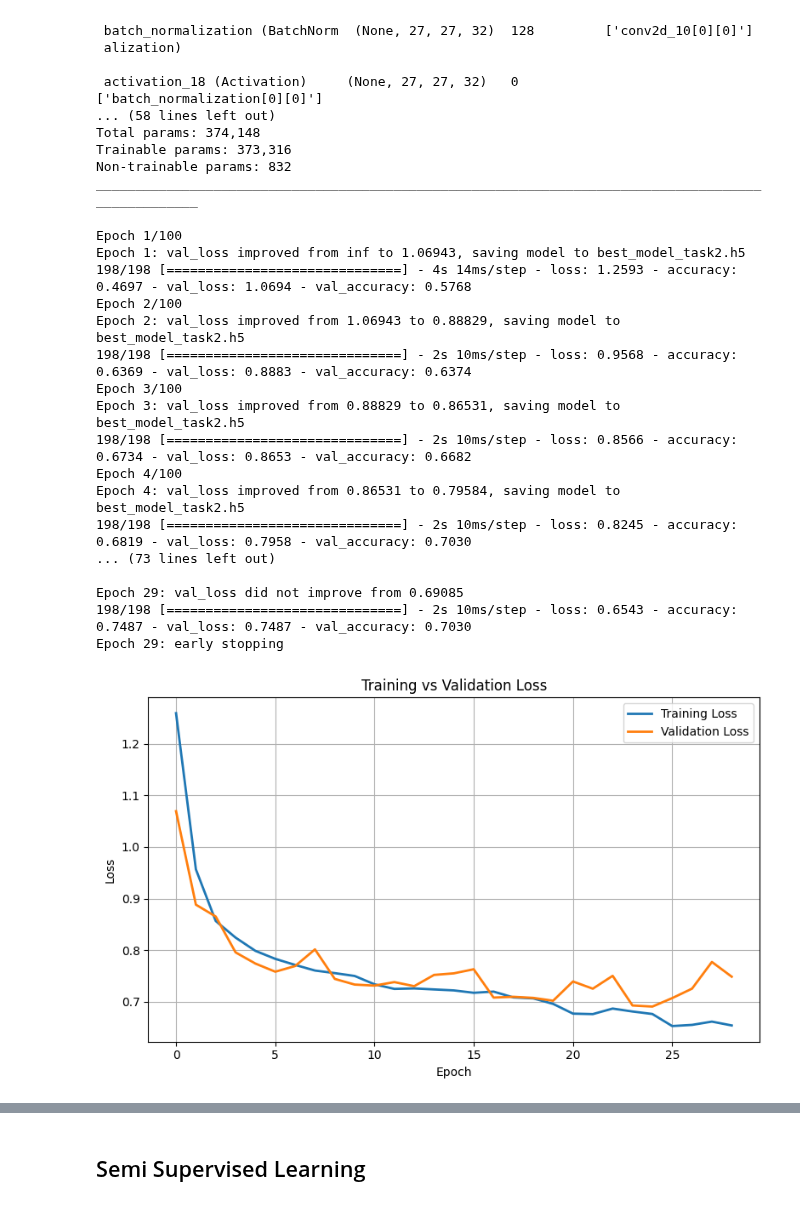
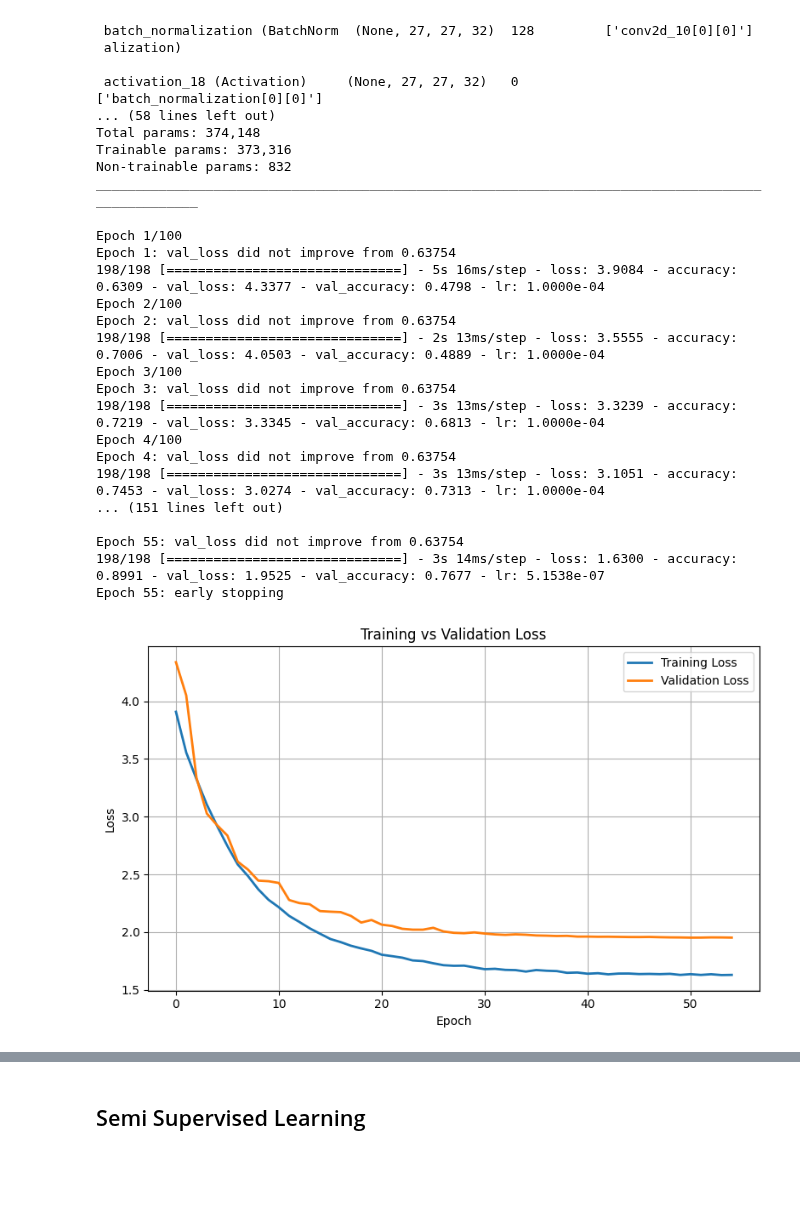
Before and after one commit to sheikhmunim/cml_assignment2, a Jupyter notebook: assignment_2.ipynb, the cells around one changed output, grey strips where cells are left out. Drawn from its saved outputs; the diff is of its cells as text; code cells hidden in the pictures; blank space fills up the shorter version.

Commit message:
improve CNN for task 2

```diff
--- a/assignment_2.ipynb
+++ b/assignment_2.ipynb
@@ -1504,6 +1555,21 @@ val_gen = ImageDataGenerator(rescale=1./255)
 # Create generators from array data
 train_generator = augment_gen.flow(X_train_task2, y_train_task2, batch_size=32)
 val_generator = val_gen.flow(X_test_task2, y_test_task2, batch_size=32)
+# %%
+# from tensorflow.keras.callbacks import ReduceLROnPlateau
+
+# lr_scheduler = ReduceLROnPlateau(monitor='val_loss', factor=0.5, patience=3, verbose=1)
+
+
+from tensorflow.keras.callbacks import LearningRateScheduler
+
+def lr_scheduler(epoch, lr):
+    if epoch < 5:
+        return lr
+    else:
+        return lr * 0.9
+
+lr_callback = LearningRateScheduler(lr_scheduler)
 # %%
 
 # Without augmentation
@@ -1527,7 +1593,7 @@ history = improved_cnn_task2.fit(
     epochs=100,
     batch_size=32,
     validation_data=(X_test_task2, y_test_task2),
-    callbacks=[early_stop, model_checkpoint]  # Add reduce_lr or live_plot if needed
+    callbacks=[early_stop, model_checkpoint,lr_callback]  # Add reduce_lr or live_plot if needed
 )
 
 
@@ -1562,46 +1628,46 @@ import matplotlib.pyplot as plt
 
 def plot_loss(history):
     plt.figure(figsize=(8,5))
     plt.plot(history.history['loss'], label='Training Loss', linewidth=2)
     plt.plot(history.history['val_loss'], label='Validation Loss', linewidth=2)
     plt.title('Training vs Validation Loss')
     plt.xlabel('Epoch')
     plt.ylabel('Loss')
     plt.legend()
     plt.grid(True)
     plt.tight_layout()
     plt.show()
 
 # Attempt to plot assuming history variable is available in user's environment
 try:
     plot_loss(history)
 except Exception as e:
     str(e)
 
 
 
 # # Evaluate
 # test_loss, test_accuracy = improved_cnn_task1.evaluate(X_test_task1, y_test_task1)
 # print(f"Test Accuracy (Task 1 - isCancerous): {test_accuracy:.4f}")
 # %% [output]
 Epoch 1/100
-Epoch 1: val_loss improved from inf to 1.06943, saving model to best_model_task2.h5
-198/198 [==============================] - 4s 14ms/step - loss: 1.2593 - accuracy: 0.4697 - val_loss: 1.0694 - val_accuracy: 0.5768
+Epoch 1: val_loss did not improve from 0.63754
+198/198 [==============================] - 5s 16ms/step - loss: 3.9084 - accuracy: 0.6309 - val_loss: 4.3377 - val_accuracy: 0.4798 - lr: 1.0000e-04
 Epoch 2/100
-Epoch 2: val_loss improved from 1.06943 to 0.88829, saving model to best_model_task2.h5
-198/198 [==============================] - 2s 10ms/step - loss: 0.9568 - accuracy: 0.6369 - val_loss: 0.8883 - val_accuracy: 0.6374
+Epoch 2: val_loss did not improve from 0.63754
+198/198 [==============================] - 2s 13ms/step - loss: 3.5555 - accuracy: 0.7006 - val_loss: 4.0503 - val_accuracy: 0.4889 - lr: 1.0000e-04
 Epoch 3/100
-Epoch 3: val_loss improved from 0.88829 to 0.86531, saving model to best_model_task2.h5
-198/198 [==============================] - 2s 10ms/step - loss: 0.8566 - accuracy: 0.6734 - val_loss: 0.8653 - val_accuracy: 0.6682
+Epoch 3: val_loss did not improve from 0.63754
+198/198 [==============================] - 3s 13ms/step - loss: 3.3239 - accuracy: 0.7219 - val_loss: 3.3345 - val_accuracy: 0.6813 - lr: 1.0000e-04
 Epoch 4/100
-Epoch 4: val_loss improved from 0.86531 to 0.79584, saving model to best_model_task2.h5
-198/198 [==============================] - 2s 10ms/step - loss: 0.8245 - accuracy: 0.6819 - val_loss: 0.7958 - val_accuracy: 0.7030
-... (73 lines left out)
+Epoch 4: val_loss did not improve from 0.63754
+198/198 [==============================] - 3s 13ms/step - loss: 3.1051 - accuracy: 0.7453 - val_loss: 3.0274 - val_accuracy: 0.7313 - lr: 1.0000e-04
+... (151 lines left out)
 
-Epoch 29: val_loss did not improve from 0.69085
-198/198 [==============================] - 2s 10ms/step - loss: 0.6543 - accuracy: 0.7487 - val_loss: 0.7487 - val_accuracy: 0.7030
-Epoch 29: early stopping
+Epoch 55: val_loss did not improve from 0.63754
+198/198 [==============================] - 3s 14ms/step - loss: 1.6300 - accuracy: 0.8991 - val_loss: 1.9525 - val_accuracy: 0.7677 - lr: 5.1538e-07
+Epoch 55: early stopping
-[figure, old version]
+[figure, new version]
 # %%
 # Evaluate
 test_loss, test_accuracy = improved_cnn_task2.evaluate(X_test_task2, y_test_task2)
```
Also changed, not shown: parts of 7 cells of this notebook, 2 other files.
